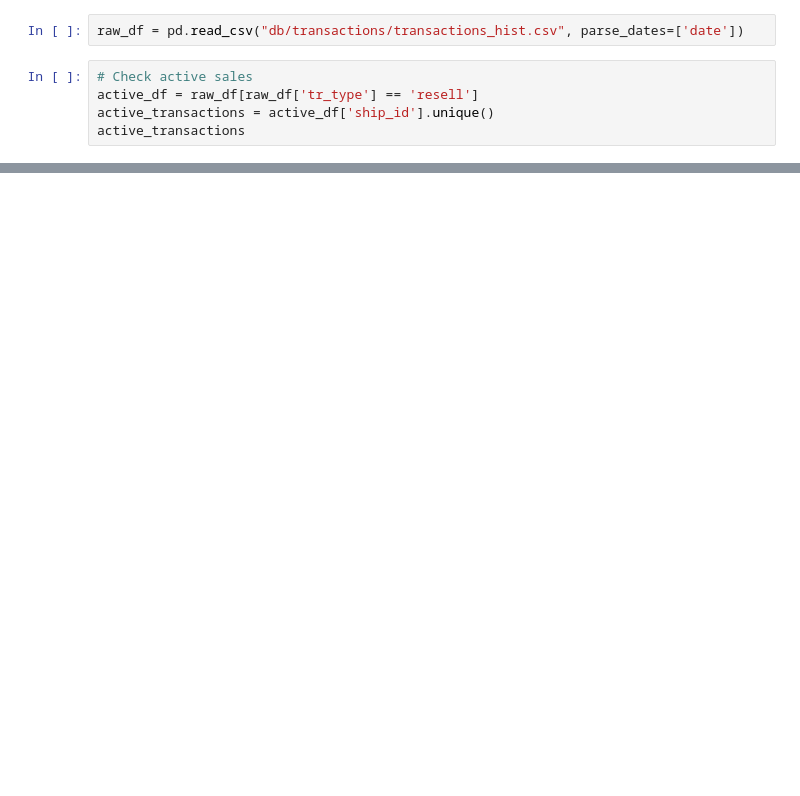
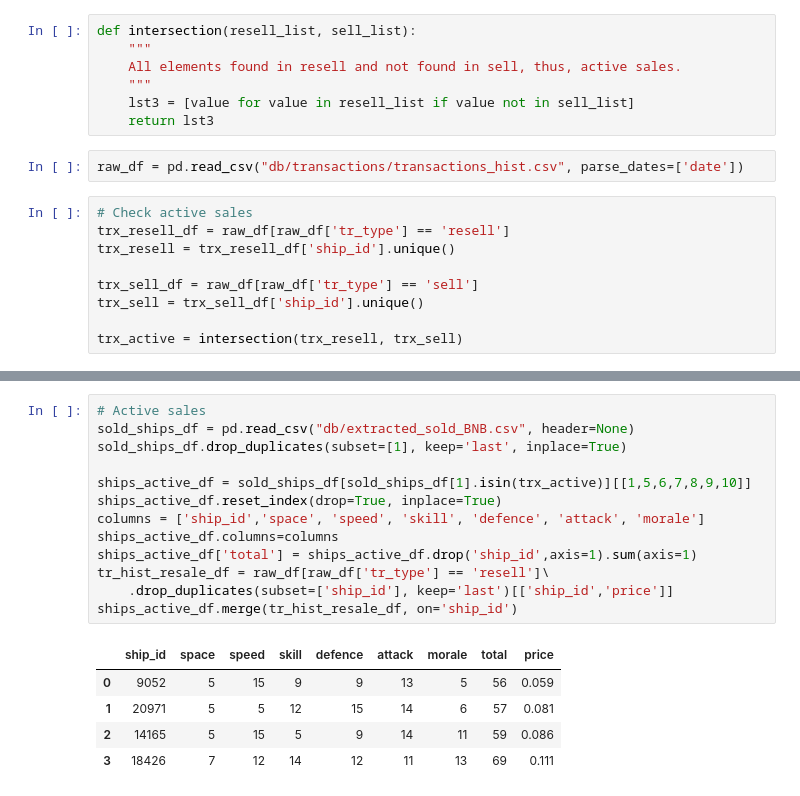
Before and after one commit to zzmez/cryptobay-bot, a Jupyter notebook: 81-reporting.ipynb, the cells around one changed output, grey strips where cells are left out. Cells and saved outputs as stored; diff of their text form; blank space fills up the shorter version.

Commit message:
Added get_sold_stats

```diff
--- a/81-reporting.ipynb
+++ b/81-reporting.ipynb
@@ -6,7 +7,18 @@ import numpy as np
+# %%
+def intersection(resell_list, sell_list):
+    """
+    All elements found in resell and not found in sell, thus, active sales.
+    """
+    lst3 = [value for value in resell_list if value not in sell_list]
+    return lst3
 # %%
 raw_df = pd.read_csv("db/transactions/transactions_hist.csv", parse_dates=['date'])
 # %%
 # Check active sales
-active_df = raw_df[raw_df['tr_type'] == 'resell']
-active_transactions = active_df['ship_id'].unique()
-active_transactions
+trx_resell_df = raw_df[raw_df['tr_type'] == 'resell']
+trx_resell = trx_resell_df['ship_id'].unique()
+
+trx_sell_df = raw_df[raw_df['tr_type'] == 'sell']
+trx_sell = trx_sell_df['ship_id'].unique()
+
+trx_active = intersection(trx_resell, trx_sell)
@@ -26,0 +40,19 @@ Timedelta('33 days 00:00:00')
+# %%
+# Active sales
+sold_ships_df = pd.read_csv("db/extracted_sold_BNB.csv", header=None)
+sold_ships_df.drop_duplicates(subset=[1], keep='last', inplace=True)
+
+ships_active_df = sold_ships_df[sold_ships_df[1].isin(trx_active)][[1,5,6,7,8,9,10]]
+ships_active_df.reset_index(drop=True, inplace=True)
+columns = ['ship_id','space', 'speed', 'skill', 'defence', 'attack', 'morale']
+ships_active_df.columns=columns
+ships_active_df['total'] = ships_active_df.drop('ship_id',axis=1).sum(axis=1)
+tr_hist_resale_df = raw_df[raw_df['tr_type'] == 'resell']\
+    .drop_duplicates(subset=['ship_id'], keep='last')[['ship_id','price']]
+ships_active_df.merge(tr_hist_resale_df, on='ship_id')
+# %% [output]
+|  | ship_id | space | speed | skill | defence | attack | morale | total | price |
+| 0 | 9052 | 5 | 15 | 9 | 9 | 13 | 5 | 56 | 0.059 |
+| 1 | 20971 | 5 | 5 | 12 | 15 | 14 | 6 | 57 | 0.081 |
+| 2 | 14165 | 5 | 15 | 5 | 9 | 14 | 11 | 59 | 0.086 |
+| 3 | 18426 | 7 | 12 | 14 | 12 | 11 | 13 | 69 | 0.111 |
```
Also changed, not shown: parts of 4 cells of this notebook, 21 other files.
